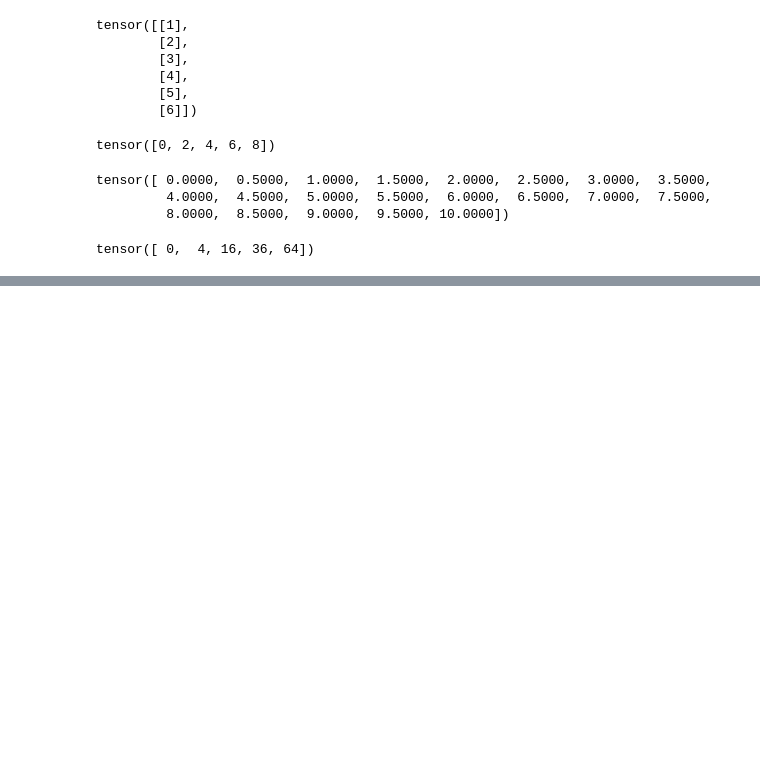
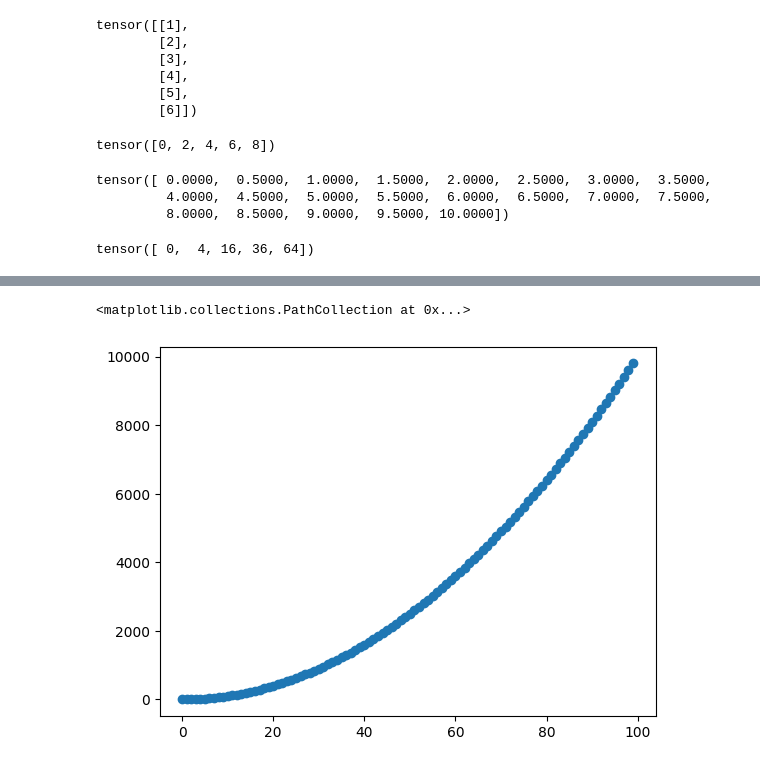
Before and after one commit to MissingSemesterCUET/ML, a Jupyter notebook: lecture1.ipynb, the cells around one changed output, grey strips where cells are left out. Drawn from its saved outputs; the diff is of its cells as text; code cells hidden in the pictures; blank space fills up the shorter version.

```diff
--- a/lecture1.ipynb
+++ b/lecture1.ipynb
@@ -248,0 +262,5 @@ plt
+# %%
+plt.scatter(torch.arange(100), torch.arange(100) ** 2)
+# %% [output]
+<matplotlib.collections.PathCollection at 0x...>
+[figure, added]
```
Also changed, not shown: parts of 10 cells of this notebook, 2 other files.
